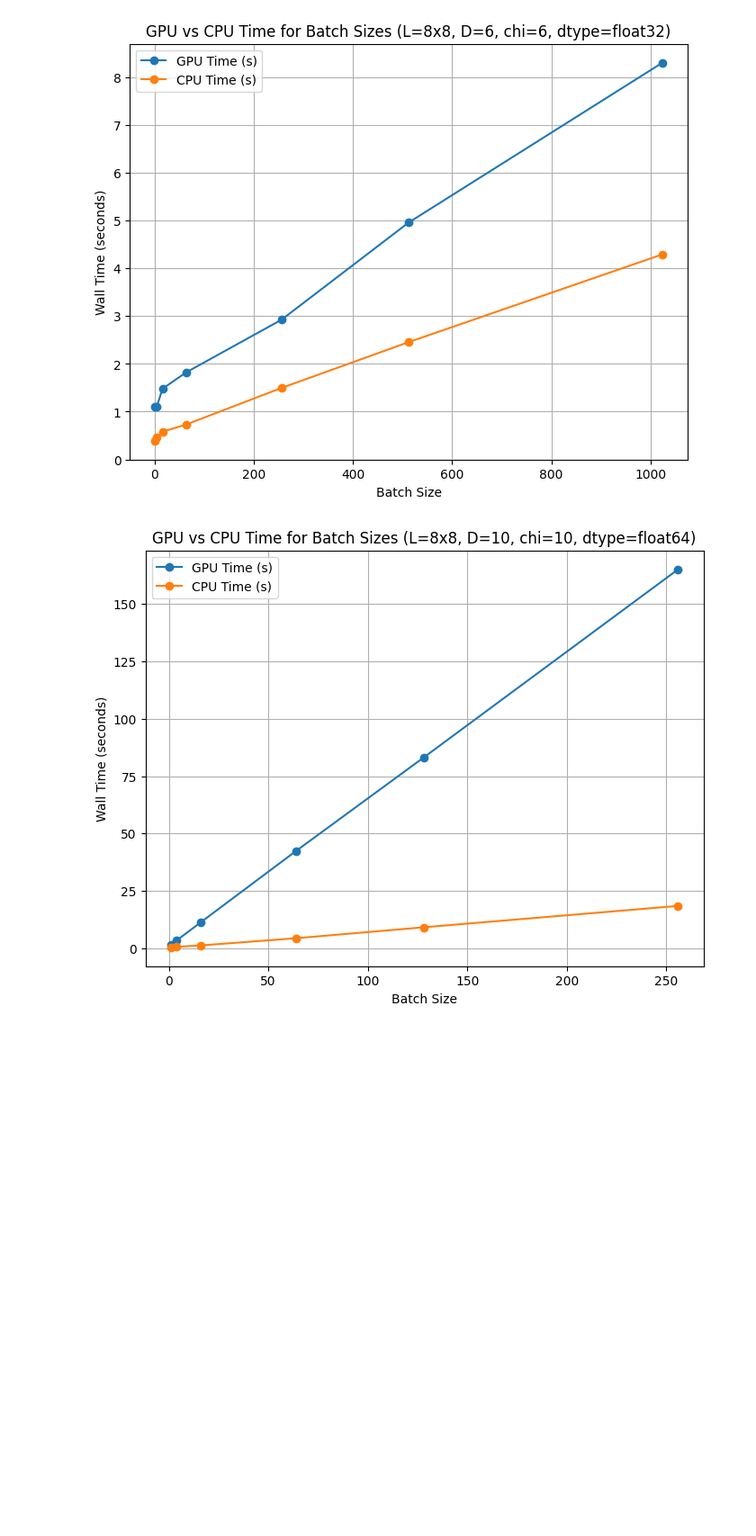
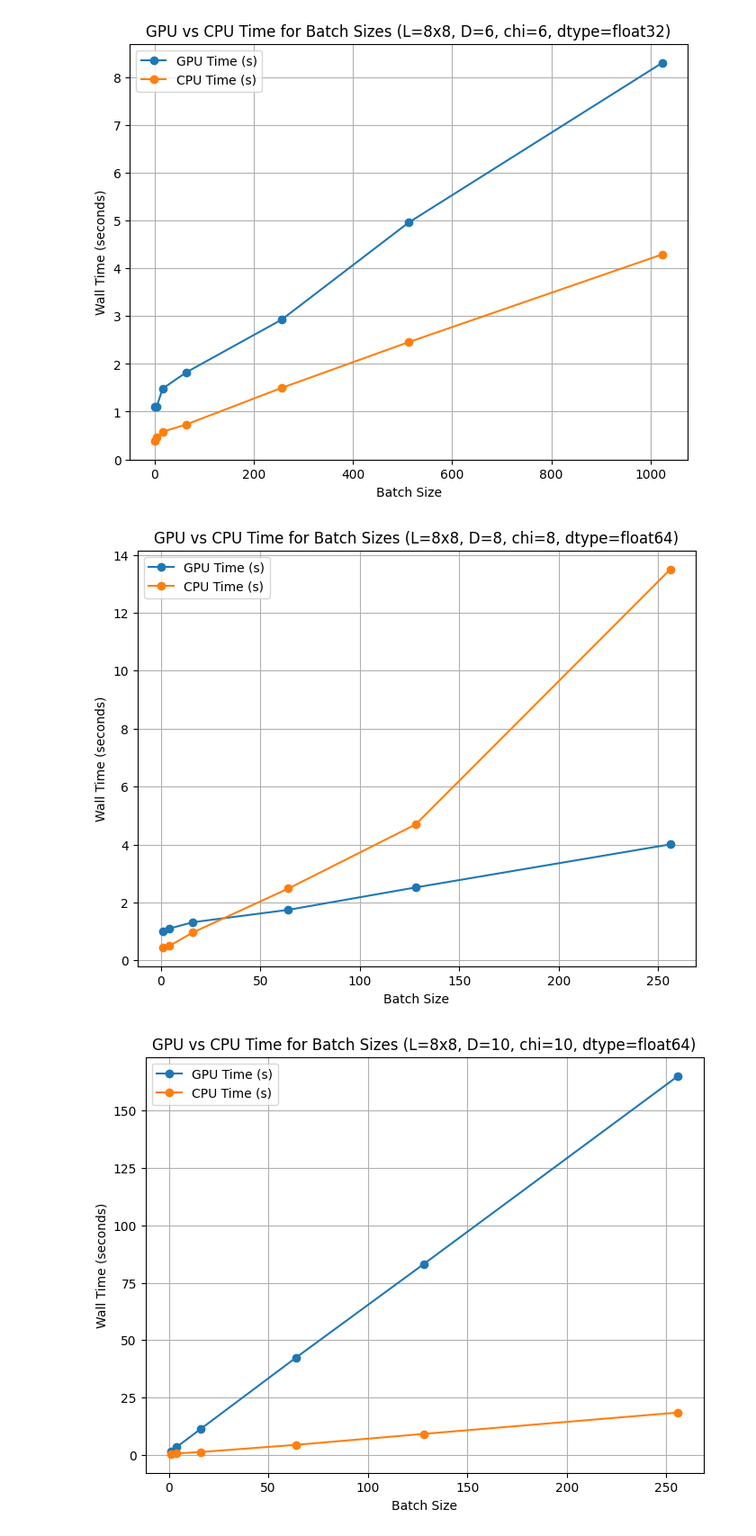
Before and after one commit to sjdu10/vmc_torch, a Jupyter notebook: vmc_torch/experiment/vmap/GPU/plot_timing.ipynb, the cells around one changed output. Shown at 90% size. Drawn from its saved outputs; the diff is of its cells as text; code cells hidden in the pictures; blank space fills up the shorter version.

```diff
--- a/vmc_torch/experiment/vmap/GPU/plot_timing.ipynb
+++ b/vmc_torch/experiment/vmap/GPU/plot_timing.ipynb
@@ -73,6 +73,32 @@ plt.legend()
 plt.grid(True)
 # %% [output]
 [figure]
+# %%
+from matplotlib import pyplot as plt
+import numpy as np
+
+Lx, Ly = 8, 8
+D, chi = 8, 8
+
+dtype = 'float64'
+timing_file = f'./{Lx}x{Ly}_D={D}_chi={chi}_timing_results_{dtype}.npy'
+data = np.load(timing_file, allow_pickle=True).item()
+batch_sizes = data['batch_sizes']
+GPU_times = data['GPU_times']
+CPU_times = data['CPU_times']
+
+plt.figure(figsize=(8, 6))
+plt.plot(batch_sizes, GPU_times, marker='o', label='GPU Time (s)')
+plt.plot(batch_sizes, CPU_times, marker='o', label='CPU Time (s)')
+# plt.xscale('log')
+# plt.yscale('log')
+plt.xlabel('Batch Size')
+plt.ylabel('Wall Time (seconds)')
+plt.title(f'GPU vs CPU Time for Batch Sizes (L={Lx}x{Ly}, D={D}, chi={chi}, dtype={dtype})')
+plt.legend()
+plt.grid(True)
+# %% [output]
+[figure, added]
 # %%
 from matplotlib import pyplot as plt
 import numpy as np
```
Also changed, not shown: 14 other files.
